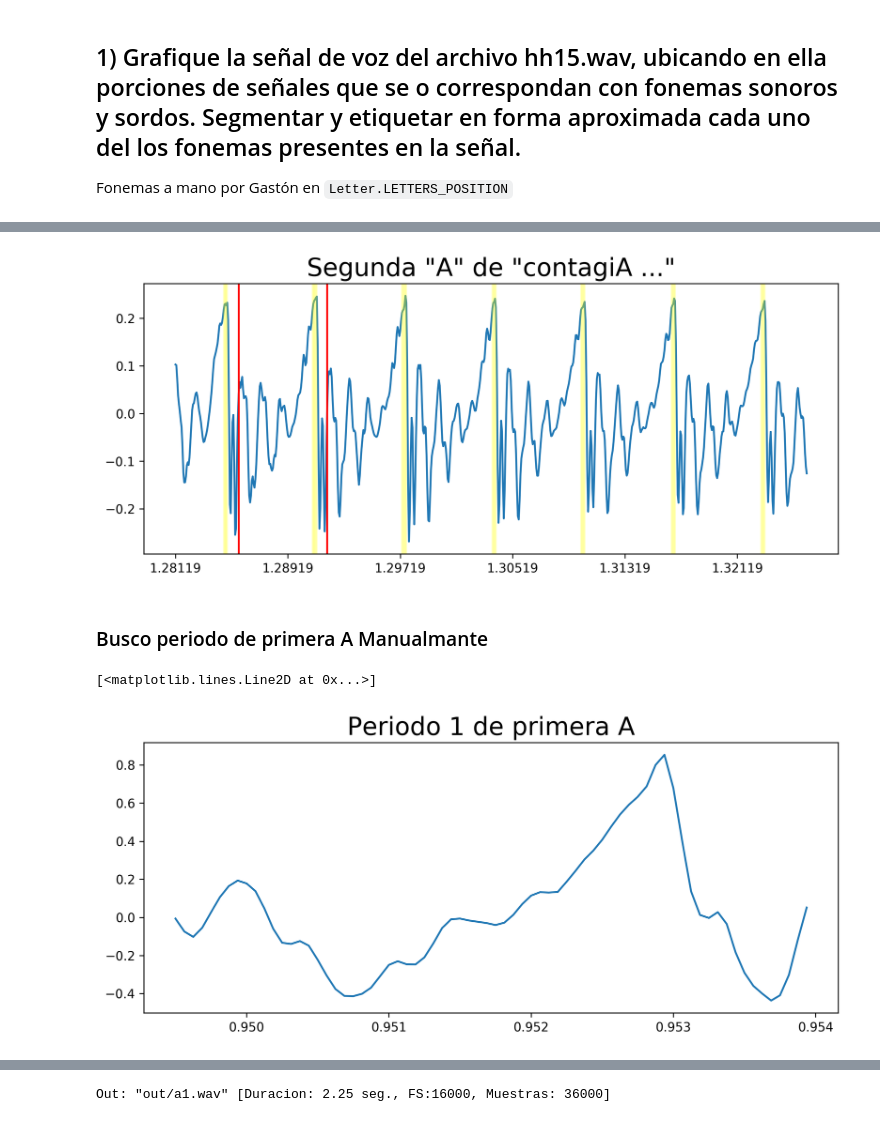
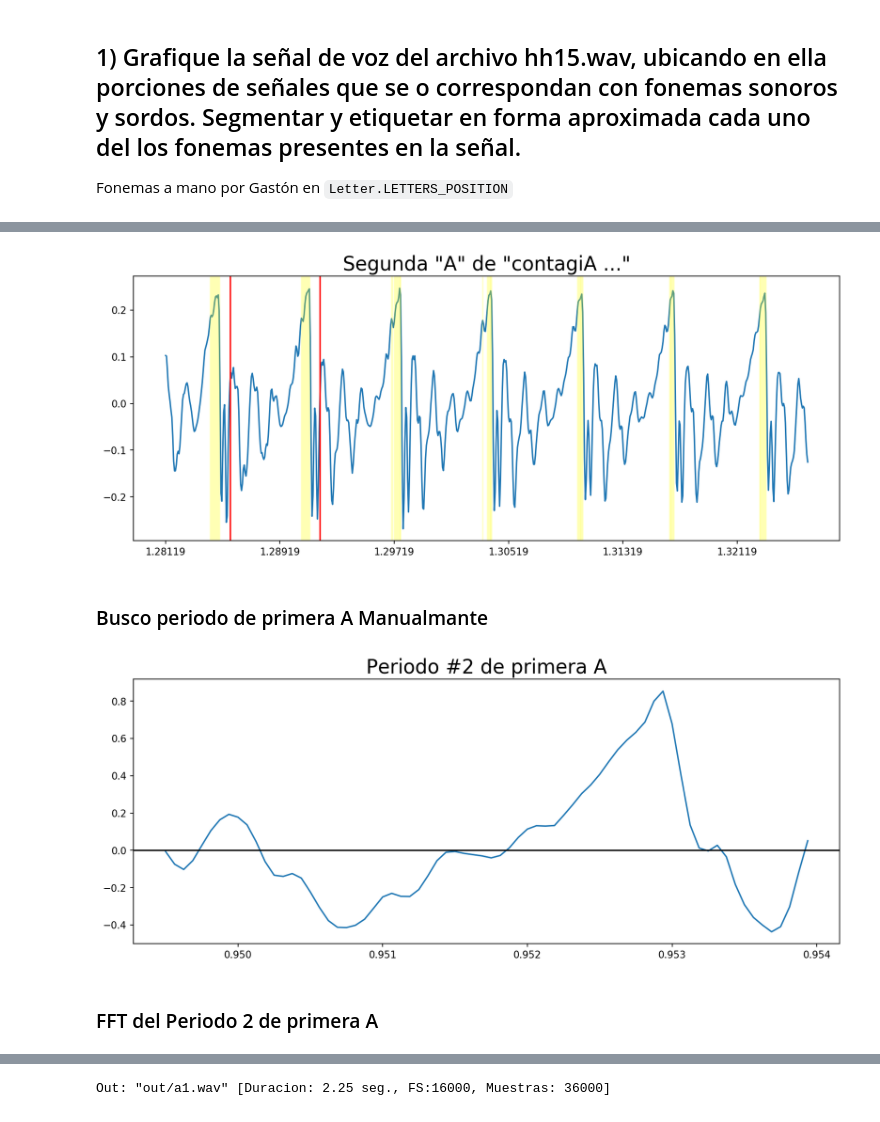
Before and after one commit to tbert12/6674-signals-systems, a Jupyter notebook: tp/ejercicios.ipynb, the cells around one changed output, grey strips where cells are left out. Drawn from its saved outputs; the diff is of its cells as text; code cells hidden in the pictures.

```diff
--- a/tp/ejercicios.ipynb
+++ b/tp/ejercicios.ipynb
@@ -10,8 +10,8 @@ import matplotlib.patches as mpatches
 
 SIZE_FACTOR = 2
 
-mtp.rcParams['figure.figsize'] = (10, 4)
-mtp.rcParams['figure.dpi'] = 300
+mtp.rcParams['figure.figsize'] = (13, 5)
+mtp.rcParams['figure.dpi'] = 150
 # %% [markdown]
 ## 1) Grafique la señal de voz del archivo hh15.wav, ubicando en ella porciones de señales que se o correspondan con fonemas sonoros y sordos. Segmentar y etiquetar en forma aproximada cada uno del los fonemas presentes en la señal.
 
@@ -27,7 +27,8 @@ L = len(Y)/FS
 print("Rate: {} | Muestras: {} | Duracion {}s | Duracion/Muestras = {}".format(FS, len(Y), L, L/len(Y)))
 
 X = np.arange(0, len(Y))/FS
-Y = Y/max(Y) # Y normalizado
+Y_max = max(Y)
+Y = Y/Y_max # Y normalizado
 
 plt.title(r'Señal de audio con fonemas', fontsize=20)
 plt.plot(X, Y)
@@ -43,7 +44,7 @@ for x, v in zip(X,Y):
     if v <= UMBRAL and not inicia_mudo:
         inicia_mudo = True
 
-red_patch = mpatches.Patch(color='red', label='Sonoros')
+red_patch = mpatches.Patch(color='yellow', label='Sonoros')
 white_patch = mpatches.Patch(color='white', label='Sordos')
 plt.legend(handles=[red_patch,white_patch])
 
@@ -52,7 +53,7 @@ plt.ylabel('intensidad')
 
 for l in Letter.LETTERS_POSITION:
     y = 0.9
-    x = l.start + (l.end - l.start)*.3
+    x = l.start + (l.end - l.start)*.35
     plt.text(x, y, l.char)
     plt.axvline(x=l.start, color="green")
 
@@ -101,29 +103,34 @@ plt.show()
 # %%
 a2 = Letter.LETTERS_POSITION[7]
 
-(X_a2, Y_a2) = plot_letter(a2, r'Segunda "A" de "contagiA ..."',0.21)
+(X_a2, Y_a2) = plot_letter(a2, title=r'Segunda "A" de "contagiA ..."', graph_half=True)
 # Busco periodo "a mano"
 plt.axvline(x=a2.start + 0.0045, color="red")
 plt.axvline(x=a2.start + 0.0045 + 0.00628, color="red")
 
 plt.show()
 # %% [output]
-[figure, old version]
+[figure, new version]
 # %% [markdown]
 ### Busco periodo de primera A Manualmante
 # %%
+a1_T = 0.0045 # Tamano del periodo de "a1"
+
+# Periodo 2
 a1_P2_start = 0.9495
-a1_T = 0.00453
 
-X_a1_T1 = X[int(a1_P2_start*FS):int((a1_P2_start + a1_T)*FS)]
-Y_a1_T1 = Y[int(a1_P2_start*FS):int((a1_P2_start + a1_T)*FS)]
+X_a1_P2 = X[int(a1_P2_start*FS):int((a1_P2_start + a1_T)*FS)]
+Y_a1_P2 = Y[int(a1_P2_start*FS):int((a1_P2_start + a1_T)*FS)]
 
 # print("Y[ 0]: {}\nY[-1]: {}\nDiferencia: {}".format(Y_a1_T[0], Y_a1_T[-1], abs(Y_a1_T[0]-Y_a1_T[-1])))
 
-plt.title(r'Periodo 1 de primera A', fontsize=20)
-plt.plot(X_a1_T1, Y_a1_T1)
+plt.title(r'Periodo #2 de primera A', fontsize=20)
+plt.plot(X_a1_P2, Y_a1_P2)
+plt.axhline(y=0, color="black")
+plt.show()
 # %% [output]
-[<matplotlib.lines.Line2D at 0x...>]
-[figure, old version]
+[figure, new version]
+# %% [markdown]
+### FFT del Periodo 2 de primera A
 # %%
 # Calclo DFT (con FFT). Desnormalizo el vector Y
```
Also changed, not shown: parts of 21 cells of this notebook, 3 other files.
